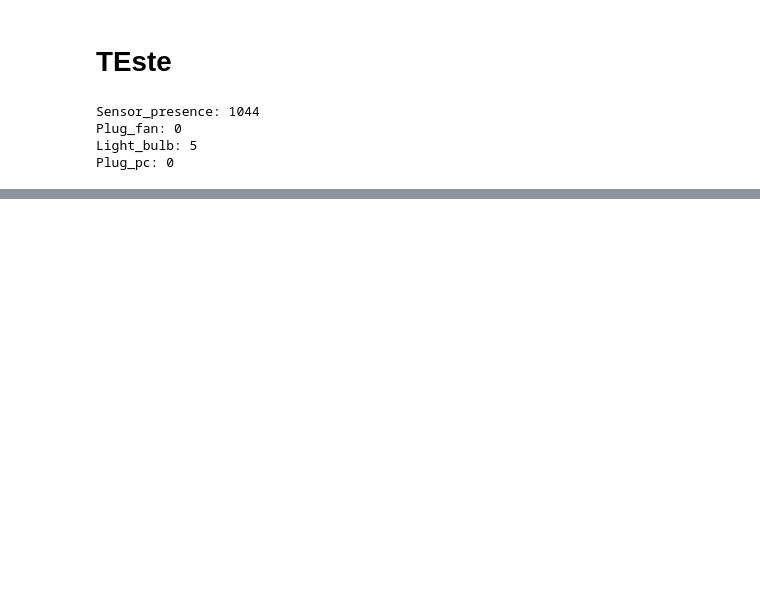
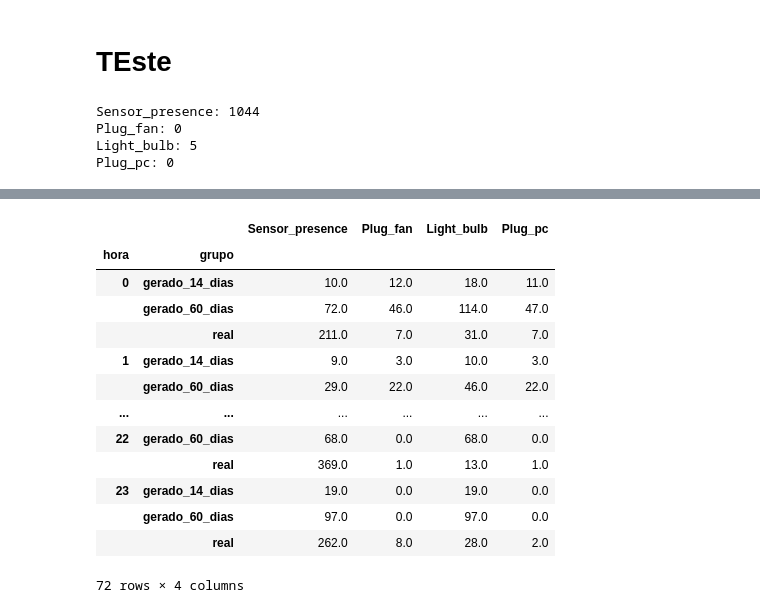
Before and after one commit to hestia-sim/HESTIA-Smart-Home-Simulator, a Jupyter notebook: notebook/validacao.ipynb, the cells around one changed output, grey strips where cells are left out. Saved outputs shown, nothing was run; the diff lists cells and outputs as text; code cells hidden in the pictures; blank space fills up the shorter version.

```diff
--- a/notebook/validacao.ipynb
+++ b/notebook/validacao.ipynb
@@ -295,0 +363,19 @@ graph_gerado = device_change_heatmap_Teste(df_gerado_temp, unique_devices)
+# %%
+teste_kruskal_concatenado_agrupado = teste_kruskal_concatenado.groupby(['hora', 'grupo']).sum()
+teste_kruskal_concatenado_agrupado.to_excel('teste_kruskal_concatenado_agrupado.xlsx', engine='xlsxwriter')
+teste_kruskal_concatenado_agrupado
+# %% [output]
+|  |  | Sensor_presence | Plug_fan | Light_bulb | Plug_pc |
+| hora | grupo |  |  |  |  |
+| 0 | gerado_14_dias | 10.0 | 12.0 | 18.0 | 11.0 |
+|  | gerado_60_dias | 72.0 | 46.0 | 114.0 | 47.0 |
+|  | real | 211.0 | 7.0 | 31.0 | 7.0 |
+| 1 | gerado_14_dias | 9.0 | 3.0 | 10.0 | 3.0 |
+|  | gerado_60_dias | 29.0 | 22.0 | 46.0 | 22.0 |
+| ... | ... | ... | ... | ... | ... |
+| 22 | gerado_60_dias | 68.0 | 0.0 | 68.0 | 0.0 |
+|  | real | 369.0 | 1.0 | 13.0 | 1.0 |
+| 23 | gerado_14_dias | 19.0 | 0.0 | 19.0 | 0.0 |
+|  | gerado_60_dias | 97.0 | 0.0 | 97.0 | 0.0 |
+|  | real | 262.0 | 8.0 | 28.0 | 2.0 |
+72 rows × 4 columns
```
Also changed, not shown: parts of 23 cells of this notebook.
